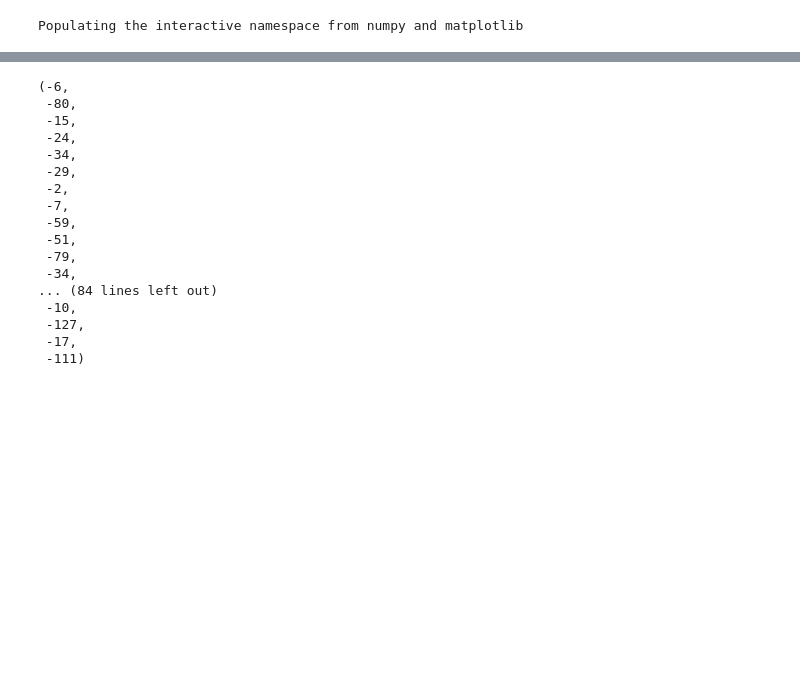
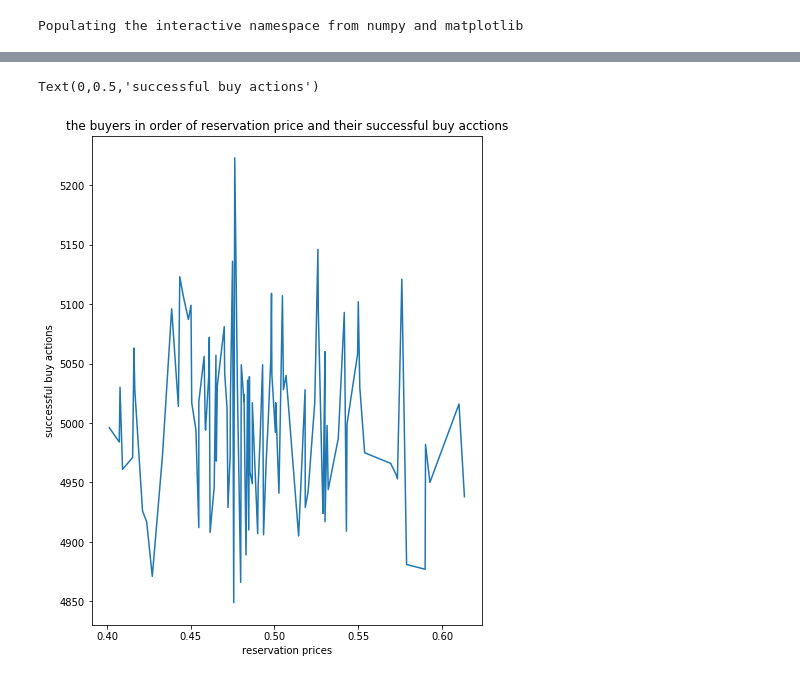
Before and after one commit to terna/microHayekianMarket, a Jupyter notebook: microCorruptedHayekianMarket.ipynb, the cells around one changed output, grey strips where cells are left out. Drawn from its saved outputs; the diff is of its cells as text; code cells hidden in the pictures; blank space fills up the shorter version.

```diff
--- a/microCorruptedHayekianMarket.ipynb
+++ b/microCorruptedHayekianMarket.ipynb
@@ -223,20 +222,14 @@ if meanPriceStDev_ts_hist != []:
-# %%
-list(zip(*sorted(buyerPriceList, reverse=True)))[1]
-# %% [output]
-(-6,
- -80,
- -15,
- -24,
- -34,
- -29,
- -2,
- -7,
- -59,
- -51,
- -79,
- -34,
-... (84 lines left out)
- -10,
- -127,
- -17,
- -111)
+# %%
+# the buyers in order of reservation price
+# and their successful buy acctions
+
+fig3=plt.figure(3,figsize=(7,9))
+plt.title("the buyers in order of reservation price "+\
+          "and their successful buy acctions");
+plt.plot(list(zip(*sorted(buyerPriceList)))[0],\
+         list(zip(*sorted(buyerPriceList)))[1])
+xlabel("reservation prices")
+ylabel("successful buy actions")
+# %% [output]
+Text(0,0.5,'successful buy actions')
+[figure, added]
```
Also changed, not shown: parts of 2 cells of this notebook, 4 other files.
